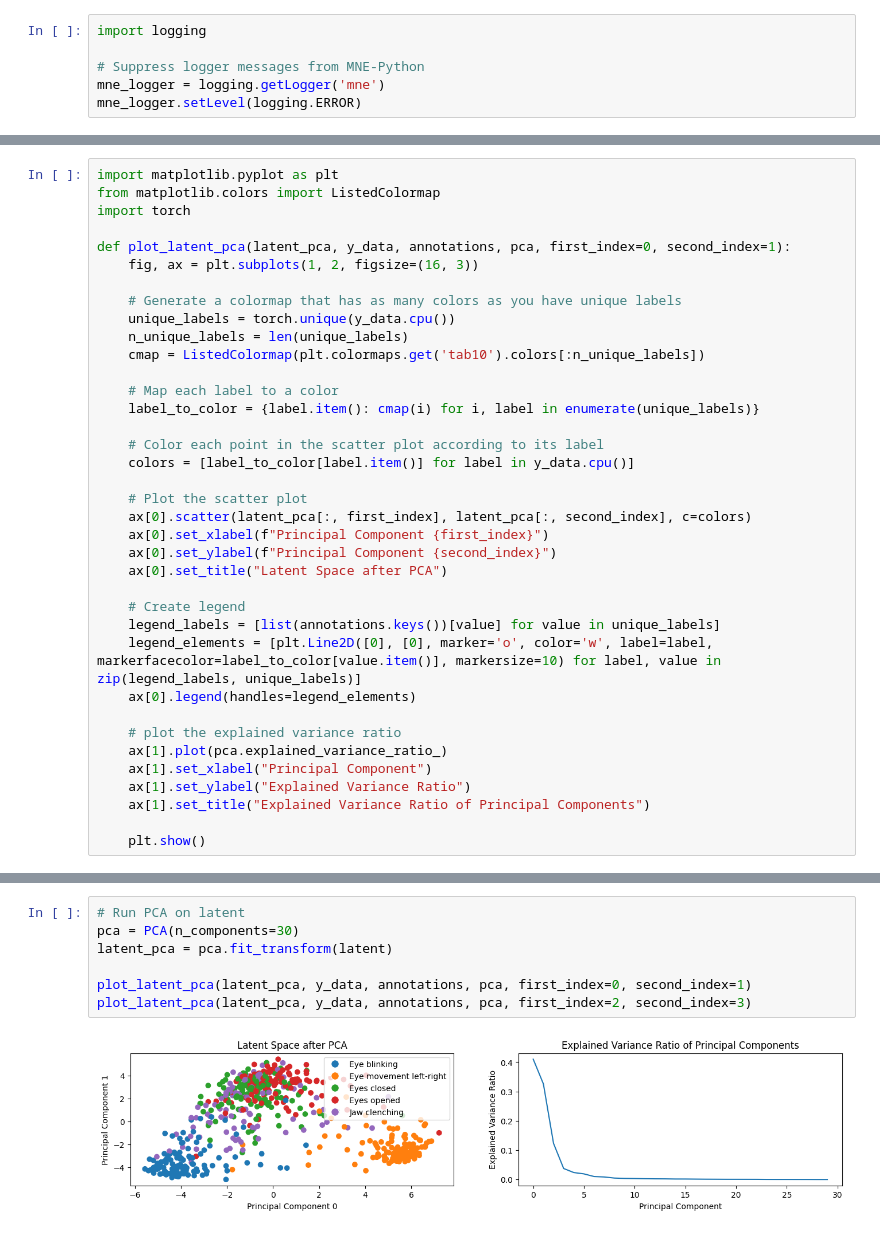
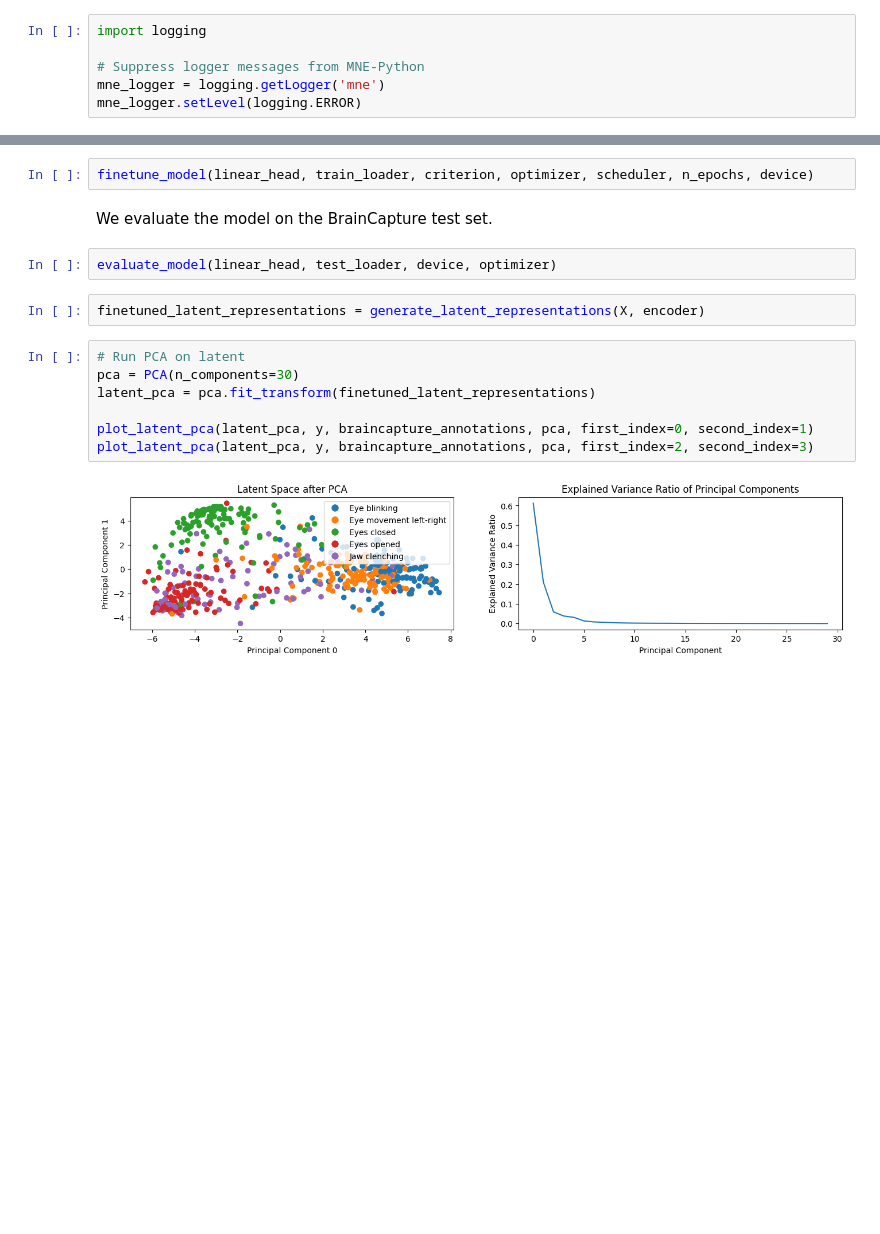
Before and after one commit to gjoelbye/GoogleBrainCaptureHackathon, a Jupyter notebook: generate_latent_representations.ipynb, the cells around one changed output, grey strips where cells are left out. Drawn from its saved outputs; the diff is of its cells as text; blank space fills up the shorter version.

```diff
--- a/generate_latent_representations.ipynb
+++ b/generate_latent_representations.ipynb
@@ -69,37 +63,0 @@ latent_representations = generate_latent_representations(X_data, encoder)
-# %%
-import matplotlib.pyplot as plt
-from matplotlib.colors import ListedColormap
-import torch
-
-def plot_latent_pca(latent_pca, y_data, annotations, pca, first_index=0, second_index=1):
-    fig, ax = plt.subplots(1, 2, figsize=(16, 3))
-
-    # Generate a colormap that has as many colors as you have unique labels
-    unique_labels = torch.unique(y_data.cpu())
-    n_unique_labels = len(unique_labels)
-    cmap = ListedColormap(plt.colormaps.get('tab10').colors[:n_unique_labels])
-
-    # Map each label to a color
-    label_to_color = {label.item(): cmap(i) for i, label in enumerate(unique_labels)}
-
-    # Color each point in the scatter plot according to its label
-    colors = [label_to_color[label.item()] for label in y_data.cpu()]
-
-    # Plot the scatter plot
-    ax[0].scatter(latent_pca[:, first_index], latent_pca[:, second_index], c=colors)
-    ax[0].set_xlabel(f"Principal Component {first_index}")
-    ax[0].set_ylabel(f"Principal Component {second_index}")
-    ax[0].set_title("Latent Space after PCA")
-
-    # Create legend
-    legend_labels = [list(annotations.keys())[value] for value in unique_labels]
-    legend_elements = [plt.Line2D([0], [0], marker='o', color='w', label=label, markerfacecolor=label_to_color[value.item()], markersize=10) for label, value in zip(legend_labels, unique_labels)]
-    ax[0].legend(handles=legend_elements)
-
-    # plot the explained variance ratio
-    ax[1].plot(pca.explained_variance_ratio_)
-    ax[1].set_xlabel("Principal Component")
-    ax[1].set_ylabel("Explained Variance Ratio")
-    ax[1].set_title("Explained Variance Ratio of Principal Components")
-
-    plt.show()
@@ -206,9 +171,17 @@ latent = latent.reshape((latent.shape[0], -1))
+# %%
+finetune_model(linear_head, train_loader, criterion, optimizer, scheduler, n_epochs, device)
+# %% [markdown]
+We evaluate the model on the BrainCapture test set.
+# %%
+evaluate_model(linear_head, test_loader, device, optimizer)
+# %%
+finetuned_latent_representations = generate_latent_representations(X, encoder)
 # %%
 # Run PCA on latent
 pca = PCA(n_components=30)
-latent_pca = pca.fit_transform(latent)
+latent_pca = pca.fit_transform(finetuned_latent_representations)
 
-plot_latent_pca(latent_pca, y_data, annotations, pca, first_index=0, second_index=1)
-plot_latent_pca(latent_pca, y_data, annotations, pca, first_index=2, second_index=3)
+plot_latent_pca(latent_pca, y, braincapture_annotations, pca, first_index=0, second_index=1)
+plot_latent_pca(latent_pca, y, braincapture_annotations, pca, first_index=2, second_index=3)
 # %% [output]
-[figure, old version]
+[figure, new version]
```
Also changed, not shown: parts of 21 cells of this notebook.
